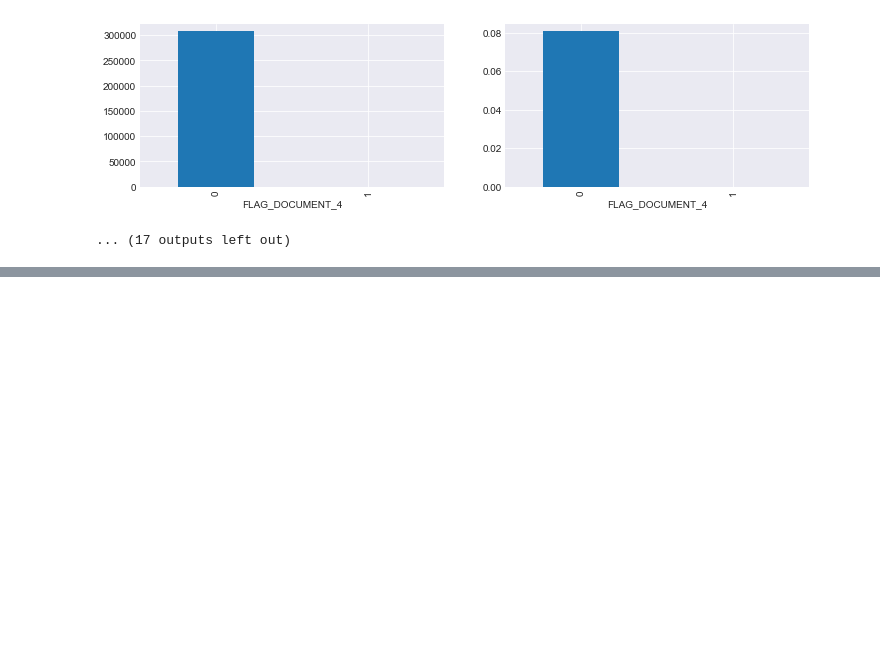
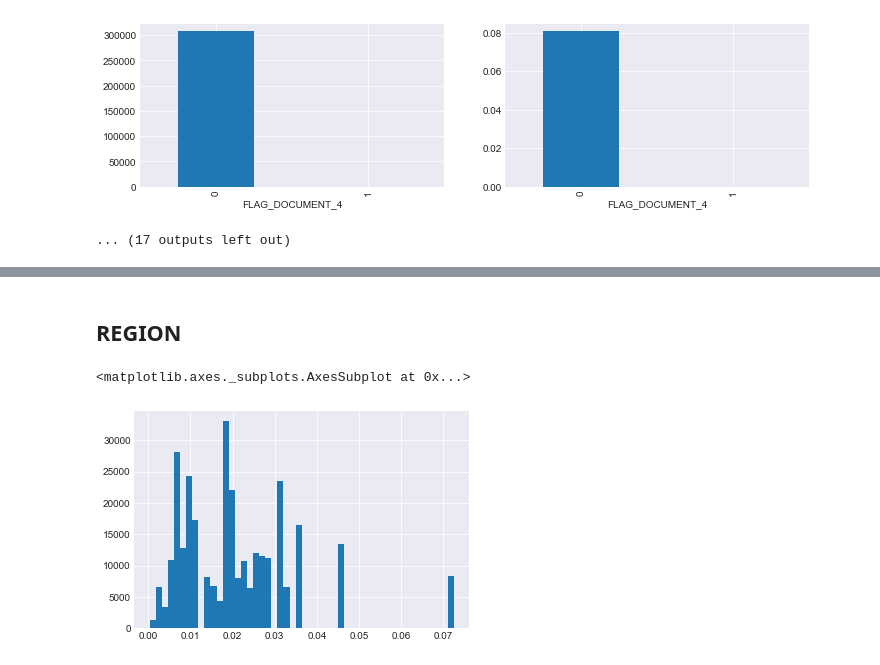
Before and after one commit to amaotone/home-credit-default-risk, a Jupyter notebook: protos/EDA_train_test.ipynb, the cells around one changed output, grey strips where cells are left out. Cells and saved outputs as stored; diff of their text form; code cells hidden in the pictures; blank space fills up the shorter version.

```diff
--- a/protos/EDA_train_test.ipynb
+++ b/protos/EDA_train_test.ipynb
@@ -158,0 +187,7 @@ for f in name_cols:
+# %% [markdown]
+## REGION
+# %%
+train.REGION_POPULATION_RELATIVE.hist(bins=50)
+# %% [output]
+<matplotlib.axes._subplots.AxesSubplot at 0x...>
+[figure, added]
```
Also changed, not shown: parts of 23 cells of this notebook, 3 other files.
